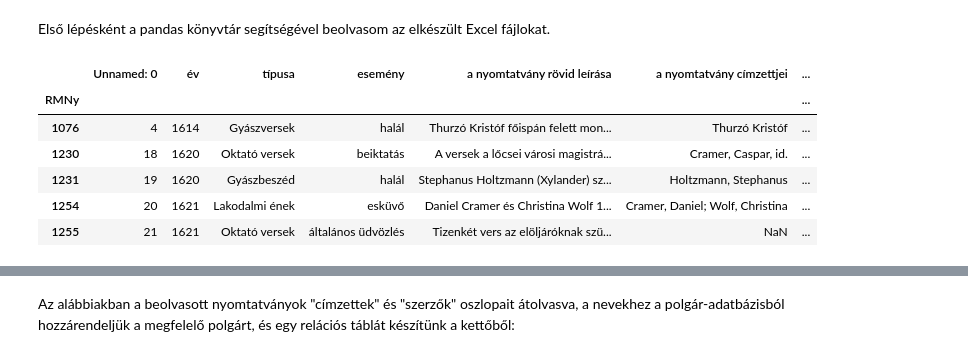
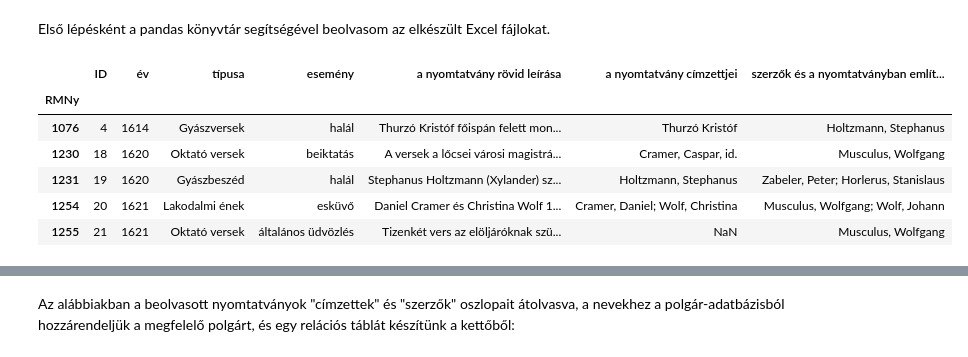
Before and after one commit to kuti-b/zipserbuch, a Jupyter notebook: notebook/notebook/_build/jupyter_execute/zipserbuch.ipynb, the cells around one changed output, grey strips where cells are left out. Cells and saved outputs as stored; diff of their text form; code cells hidden in the pictures.

```diff
--- a/notebook/notebook/_build/jupyter_execute/zipserbuch.ipynb
+++ b/notebook/notebook/_build/jupyter_execute/zipserbuch.ipynb
@@ -5,22 +5,22 @@ Első lépésként a pandas könyvtár segítségével beolvasom az elkészült
 # %%
 import pandas
 import networkx as nx
 from pyvis import network
 import matplotlib.pyplot as plt
 import math
 import textwrap
 import warnings
 warnings.filterwarnings('ignore')
 
-records = pandas.read_excel('kiadvanyok.xlsx', sheet_name='lőcsei vonatkozás')
+records = pandas.read_excel('sources/zipserbuch.xlsx', sheet_name='lőcsei vonatkozású alkalmi')
 records.columns = records.columns.str.strip()
 records.set_index('RMNy',  inplace=True)
 records.head()
 # %% [output]
-|  | Unnamed: 0 | év | típusa | esemény | a nyomtatvány rövid leírása | a nyomtatvány címzettjei | ... |
-| RMNy |  |  |  |  |  |  | ... |
-| 1076 | 4 | 1614 | Gyászversek | halál | Thurzó Kristóf főispán felett mon... | Thurzó Kristóf | ... |
-| 1230 | 18 | 1620 | Oktató versek | beiktatás | A versek a lőcsei városi magistrá... | Cramer, Caspar, id. | ... |
-| 1231 | 19 | 1620 | Gyászbeszéd | halál | Stephanus Holtzmann (Xylander) sz... | Holtzmann, Stephanus | ... |
-| 1254 | 20 | 1621 | Lakodalmi ének | esküvő | Daniel Cramer és Christina Wolf 1... | Cramer, Daniel; Wolf, Christina | ... |
-| 1255 | 21 | 1621 | Oktató versek | általános üdvözlés | Tizenkét vers az elöljáróknak szü... | NaN | ... |
+|  | ID | év | típusa | esemény | a nyomtatvány rövid leírása | a nyomtatvány címzettjei | szerzők és a nyomtatványban említ... |
+| RMNy |  |  |  |  |  |  |  |
+| 1076 | 4 | 1614 | Gyászversek | halál | Thurzó Kristóf főispán felett mon... | Thurzó Kristóf | Holtzmann, Stephanus |
+| 1230 | 18 | 1620 | Oktató versek | beiktatás | A versek a lőcsei városi magistrá... | Cramer, Caspar, id. | Musculus, Wolfgang |
+| 1231 | 19 | 1620 | Gyászbeszéd | halál | Stephanus Holtzmann (Xylander) sz... | Holtzmann, Stephanus | Zabeler, Peter; Horlerus, Stanislaus |
+| 1254 | 20 | 1621 | Lakodalmi ének | esküvő | Daniel Cramer és Christina Wolf 1... | Cramer, Daniel; Wolf, Christina | Musculus, Wolfgang; Wolf, Johann |
+| 1255 | 21 | 1621 | Oktató versek | általános üdvözlés | Tizenkét vers az elöljáróknak szü... | NaN | Musculus, Wolfgang |
```
Also changed, not shown: parts of 9 cells of this notebook, 26 other files.
